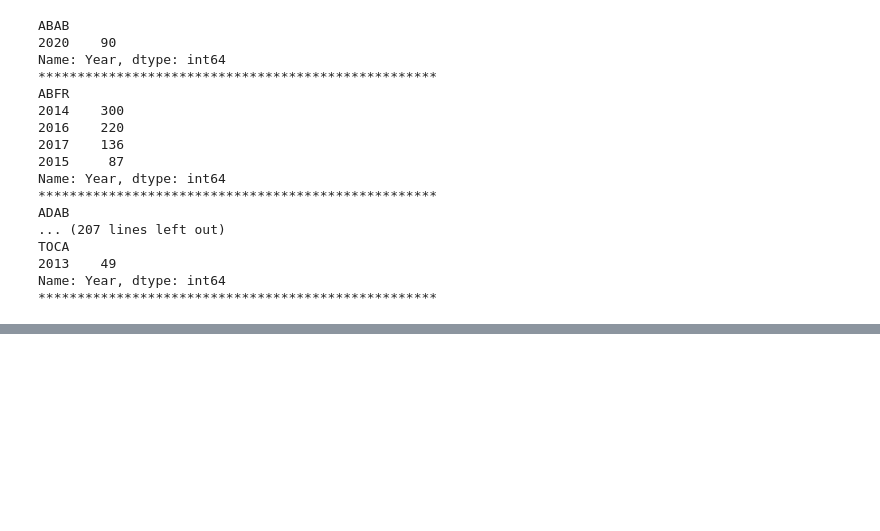
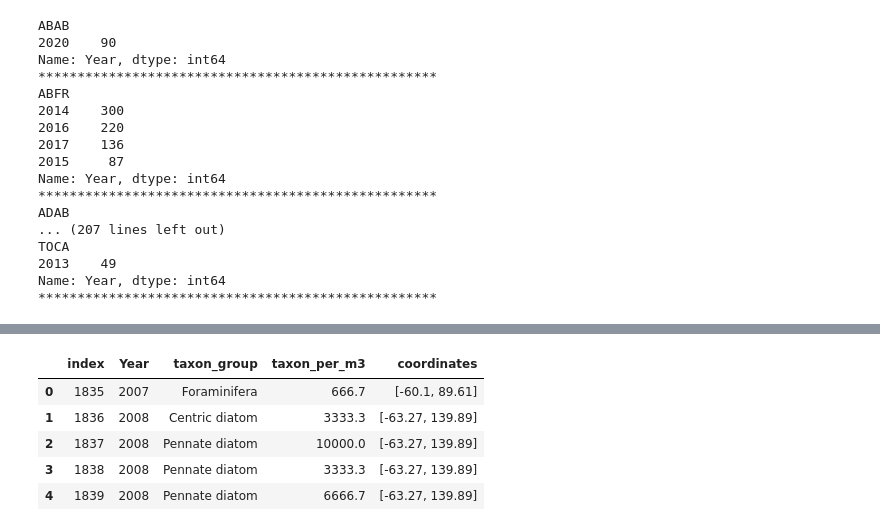
Before and after one commit to JackXinPan/Group5Project2, a Jupyter notebook: read data.ipynb, the cells around one changed output, grey strips where cells are left out. Drawn from its saved outputs; the diff is of its cells as text; code cells hidden in the pictures; blank space fills up the shorter version.

```diff
--- a/read data.ipynb
+++ b/read data.ipynb
@@ -119,3 +140,14 @@ phyto_main_routes = phytoplankton.loc[((phytoplankton['Route'] == "ANHO") |
         (phytoplankton["Route"] == 'HOAN')|
 #        (phytoplankton["Route"] == 'PKME')|
         (phytoplankton["Route"] == 'MEAD')), :]
+# %%
+phyto_main_routes = phyto_main_routes.drop(["Route"], axis=1)
+phyto_main_routes = phyto_main_routes.reset_index()
+phyto_main_routes.head()
+# %% [output]
+|  | index | Year | taxon_group | taxon_per_m3 | coordinates |
+| 0 | 1835 | 2007 | Foraminifera | 666.7 | [-60.1, 89.61] |
+| 1 | 1836 | 2008 | Centric diatom | 3333.3 | [-63.27, 139.89] |
+| 2 | 1837 | 2008 | Pennate diatom | 10000.0 | [-63.27, 139.89] |
+| 3 | 1838 | 2008 | Pennate diatom | 3333.3 | [-63.27, 139.89] |
+| 4 | 1839 | 2008 | Pennate diatom | 6666.7 | [-63.27, 139.89] |
```
Also changed, not shown: parts of 31 cells of this notebook, 6 other files.
